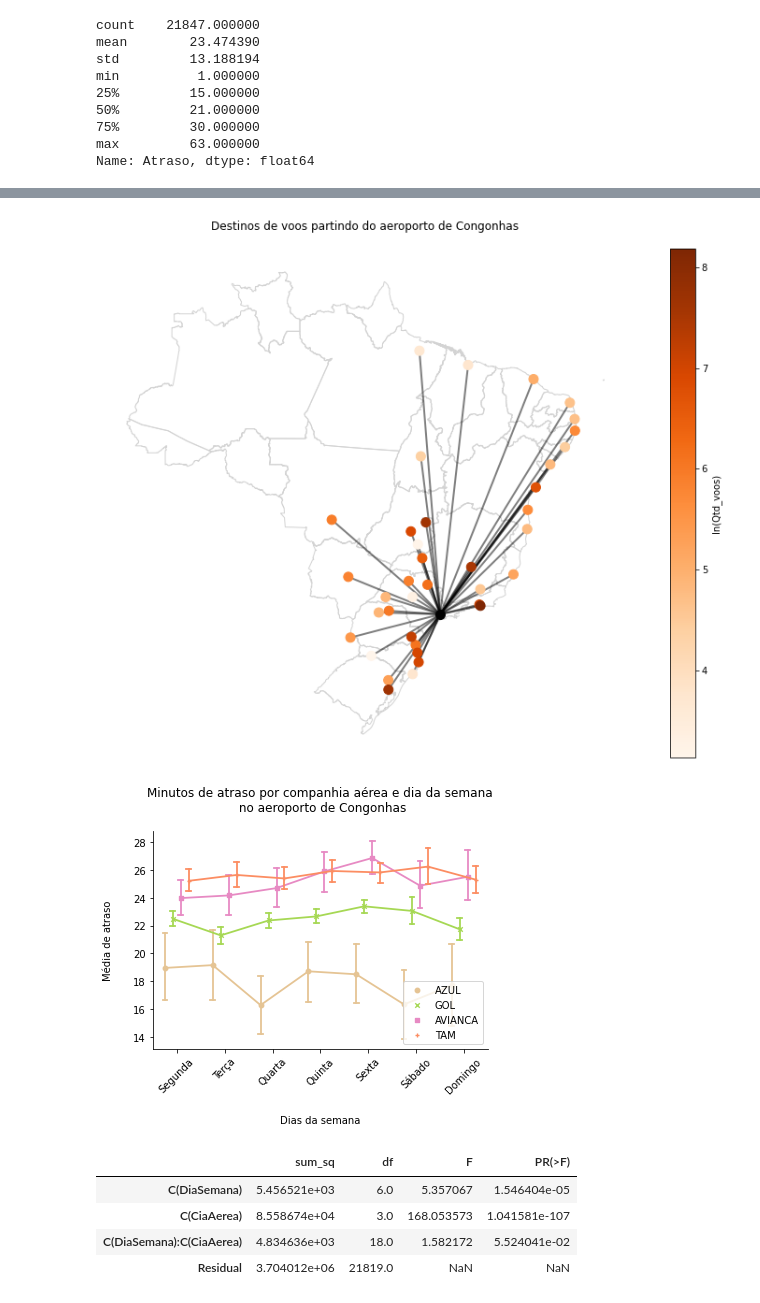
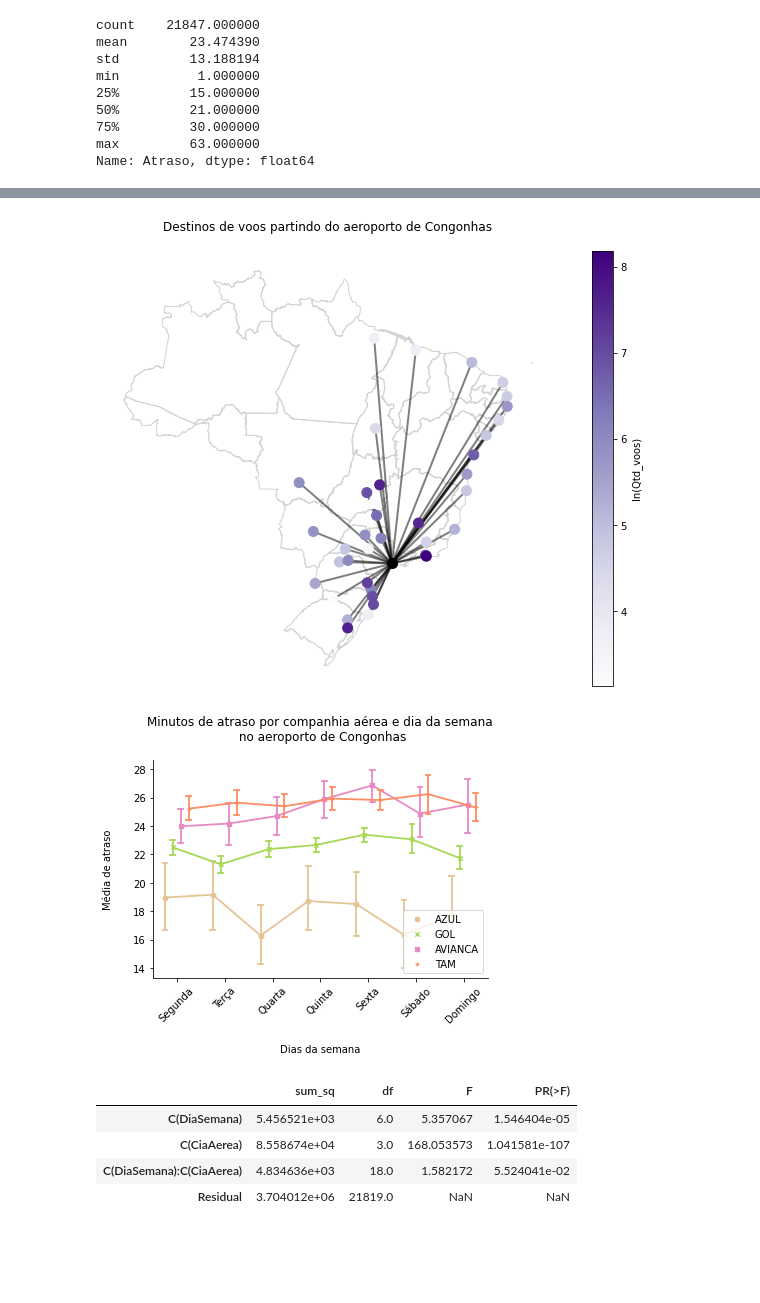
Before and after one commit to vinismachadoo/aviacao-civil-brasil, a Jupyter notebook: controle_estatistico_voos.ipynb, the cells around one changed output, grey strips where cells are left out. Saved outputs shown, nothing was run; the diff lists cells and outputs as text; code cells hidden in the pictures; blank space fills up the shorter version.

```diff
--- a/controle_estatistico_voos.ipynb
+++ b/controle_estatistico_voos.ipynb
@@ -65,6 +64,9 @@ voos_brasil.head()
 | 2661 | AZU - 2400 | AZUL | Regional | 2016-01-22T08:25:00Z | NaN | 2016-01-22T09:32:00Z | ... |
 | 2662 | AZU - 2400 | AZUL | Regional | 2016-01-16T08:25:00Z | NaN | 2016-01-16T09:32:00Z | ... |
 | 2663 | AZU - 2400 | AZUL | Regional | 2016-01-01T08:25:00Z | NaN | 2016-01-01T09:32:00Z | ... |
+# %%
+voos_brasil['Aeroporto.Origem'].replace({'Guarulhos - Governador Andre Franco Montoro':'Garulhos',
+                                          'Aeroporto Internacional Do Rio De Janeiro/Galeao':'Galeao'}, inplace=True)
 # %%
 #Acertando as colunas com dia e hora para formato datetime
 voos_brasil['Partida.Prevista'] = pd.to_datetime(voos_brasil['Partida.Prevista'], format="%Y-%m-%dT%H:%M:%SZ")
@@ -92,5 +102,5 @@ voos_brasil_2017['Mes.Dia'] = voos_brasil_2017['Partida.Prevista'].dt.month.asty
 # %%
-fig,ax = plt.subplots(figsize=(15,6))
+fig,ax = plt.subplots(figsize=(18,6))
 voos_brasil_2015.groupby('Mes.Dia')['Voos'].count().plot(label='2015', color='red', alpha=0.6)
 voos_brasil_2016.groupby('Mes.Dia')['Voos'].count().plot(label='2016', color='royalblue', alpha=0.6)
 voos_brasil_2017.groupby('Mes.Dia')['Voos'].count().plot(label='2017', color='orange', alpha=0.6)
@@ -407,7 +425,7 @@ df_plot_bsb = pd.concat([coordenadas_destinos_bsb,voos_por_destino_bsb], axis=1)
 df_plot_bsb['ln(Qtd_voos)'] = np.log(df_plot_bsb['Voos'])
 df_plot_bsb.sort_values(by='Voos', inplace=True)
 # %%
-fig,ax = plt.subplots(figsize=(16,10))
+fig,ax = plt.subplots(figsize=(14,8))
 mapa_brasil.plot(ax=ax, fc='None', ec='lightgray')
 for i in df_plot_bsb.index:
   ax.plot([voos_bsb['LongOrig'].unique(),df_plot_bsb['Longitude'][i]],
@@ -590,14 +593,14 @@ df_plot_sdu = pd.concat([coordenadas_destinos_sdu,voos_por_destino_sdu], axis=1)
 df_plot_sdu['ln(Qtd_voos)'] = np.log(df_plot_sdu['Voos'])
 df_plot_sdu.sort_values(by='Voos', inplace=True)
 # %%
-fig,ax = plt.subplots(figsize=(16,10))
+fig,ax = plt.subplots(figsize=(14,8))
 mapa_brasil.plot(ax=ax, fc='None', ec='lightgray')
 for i in df_plot_sdu.index:
   ax.plot([voos_sdu['LongOrig'].unique(),df_plot_sdu['Longitude'][i]],
           [voos_sdu['LatOrig'].unique(),df_plot_sdu['Latitude'][i]],
           color='black', lw=2, alpha=0.5, zorder=1)
 ax.scatter(voos_sdu['LongOrig'].unique(), voos_sdu['LatOrig'].unique(), c='Black', zorder=2, s=100)
-df_plot_sdu.plot(x='Longitude', y='Latitude', kind='scatter', s=100, ax=ax, zorder=2, c='ln(Qtd_voos)', cmap='Purples')
+df_plot_sdu.plot(x='Longitude', y='Latitude', kind='scatter', s=100, ax=ax, zorder=2, c='ln(Qtd_voos)', cmap='Oranges')
 plt.title('Destinos de voos partindo do aeroporto Santos Dumond', pad=20)
 sns.despine(bottom=True, left=True)
 plt.ylabel(None)
@@ -769,23 +761,23 @@ df_plot_cgh = pd.concat([coordenadas_destinos_cgh,voos_por_destino_cgh], axis=1)
 df_plot_cgh['ln(Qtd_voos)'] = np.log(df_plot_cgh['Voos'])
 df_plot_cgh.sort_values(by='Voos', inplace=True)
 # %%
-fig,ax = plt.subplots(figsize=(16,10))
+fig,ax = plt.subplots(figsize=(14,8))
 mapa_brasil.plot(ax=ax, fc='None', ec='lightgray')
 for i in df_plot_cgh.index:
   ax.plot([voos_cgh['LongOrig'].unique(),df_plot_cgh['Longitude'][i]],
           [voos_cgh['LatOrig'].unique(),df_plot_cgh['Latitude'][i]],
           color='black', lw=2, alpha=0.5, zorder=1)
 ax.scatter(voos_cgh['LongOrig'].unique(), voos_cgh['LatOrig'].unique(), c='Black', zorder=2, s=100)
-df_plot_cgh.plot(x='Longitude', y='Latitude', kind='scatter', s=100, lw=1, ax=ax, zorder=2, c='ln(Qtd_voos)', cmap='Oranges')
+df_plot_cgh.plot(x='Longitude', y='Latitude', kind='scatter', s=100, lw=1, ax=ax, zorder=2, c='ln(Qtd_voos)', cmap='Purples')
 plt.title('Destinos de voos partindo do aeroporto de Congonhas', pad=20)
 sns.despine(bottom=True, left=True)
 plt.ylabel(None)
 ax.set_yticks([])
 ax.set_xticks([])
 plt.xlabel(None)
 plt.show()
 # %% [output]
-[figure, old version]
+[figure, new version]
 # %%
 #Média de atraso por dia da semana e por companhia aerea com intervalo de confiança de 95%
 sns.set_context(rc = {'lines.linewidth': 1})
@@ -799,7 +791,7 @@ plt.ylabel('Média de atraso', labelpad=20)
 plt.legend(loc='lower right')
 plt.show()
 # %% [output]
-[figure, old version]
+[figure, new version]
 # %%
 #2 way anova
 model_cgh = ols('Atraso ~ C(DiaSemana) + C(CiaAerea) + C(DiaSemana):C(CiaAerea)', voos_cgh).fit()
```
Also changed, not shown: parts of 25 cells of this notebook.
